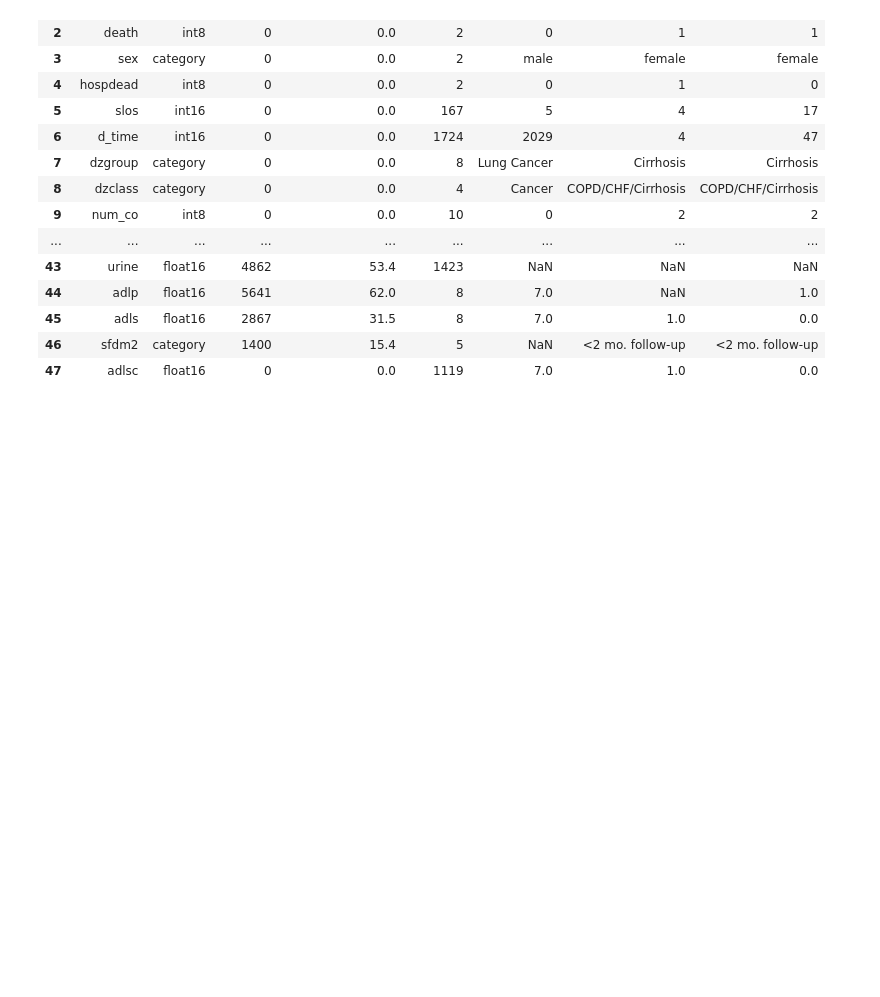
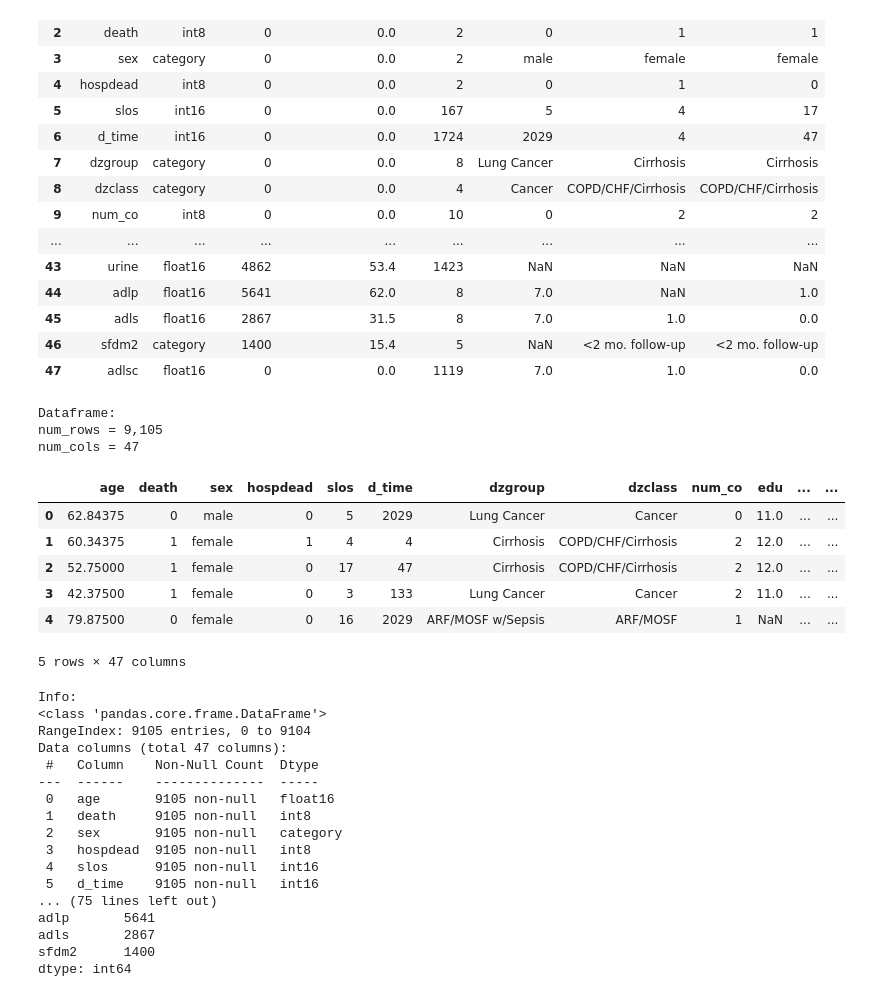
Before and after one commit to ariahosseini/TradML, a Jupyter notebook: ML_Health_and_Medicine.ipynb, the cells around one changed output. Drawn from its saved outputs; the diff is of its cells as text; code cells hidden in the pictures; blank space fills up the shorter version.

```diff
--- a/ML_Health_and_Medicine.ipynb
+++ b/ML_Health_and_Medicine.ipynb
@@ -77,7 +97,35 @@ summarize_columns(data)
 | 47 | adlsc | float16 | 0 | 0.0 | 1119 | 7.0 | 1.0 | 0.0 |
 # %%
 data.drop(["row_id"], axis=1, inplace=True)
-# display_df(data)
+display_df(data)
+# %% [output]
+Dataframe:
+num_rows = 9,105
+num_cols = 47
+|  | age | death | sex | hospdead | slos | d_time | dzgroup | dzclass | num_co | edu | ... | ... |
+| 0 | 62.84375 | 0 | male | 0 | 5 | 2029 | Lung Cancer | Cancer | 0 | 11.0 | ... | ... |
+| 1 | 60.34375 | 1 | female | 1 | 4 | 4 | Cirrhosis | COPD/CHF/Cirrhosis | 2 | 12.0 | ... | ... |
+| 2 | 52.75000 | 1 | female | 0 | 17 | 47 | Cirrhosis | COPD/CHF/Cirrhosis | 2 | 12.0 | ... | ... |
+| 3 | 42.37500 | 1 | female | 0 | 3 | 133 | Lung Cancer | Cancer | 2 | 11.0 | ... | ... |
+| 4 | 79.87500 | 0 | female | 0 | 16 | 2029 | ARF/MOSF w/Sepsis | ARF/MOSF | 1 | NaN | ... | ... |
+5 rows × 47 columns
+Info:
+<class 'pandas.core.frame.DataFrame'>
+RangeIndex: 9105 entries, 0 to 9104
+Data columns (total 47 columns):
+ #   Column    Non-Null Count  Dtype
+---  ------    --------------  -----
+ 0   age       9105 non-null   float16
+ 1   death     9105 non-null   int8
+ 2   sex       9105 non-null   category
+ 3   hospdead  9105 non-null   int8
+ 4   slos      9105 non-null   int16
+ 5   d_time    9105 non-null   int16
+... (75 lines left out)
+adlp       5641
+adls       2867
+sfdm2      1400
+dtype: int64
 # %%
 int_columns = data.select_dtypes(include=['int8', 'int16']).columns.tolist()
 int_cts_columns = data.select_dtypes(include=['int16']).columns.tolist()
```
Also changed, not shown: parts of 16 cells of this notebook.
